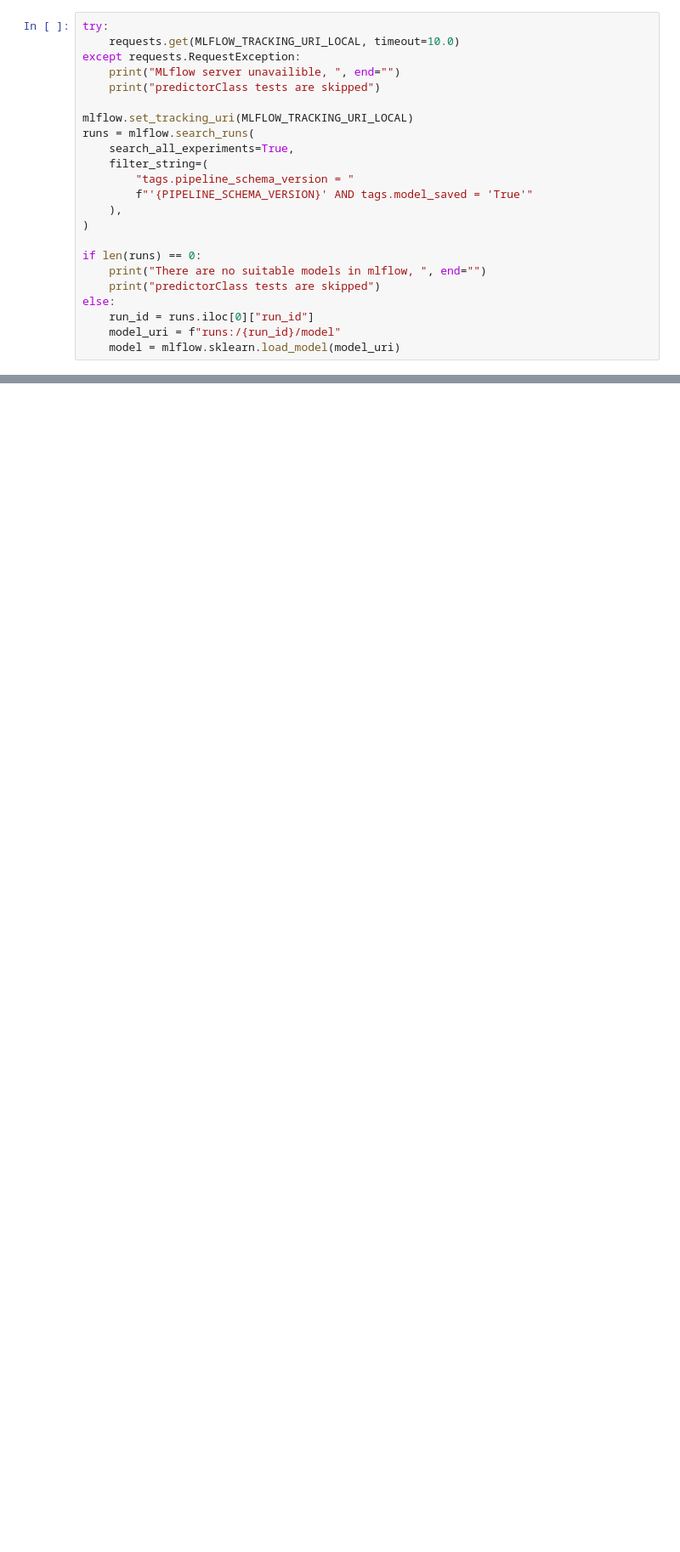
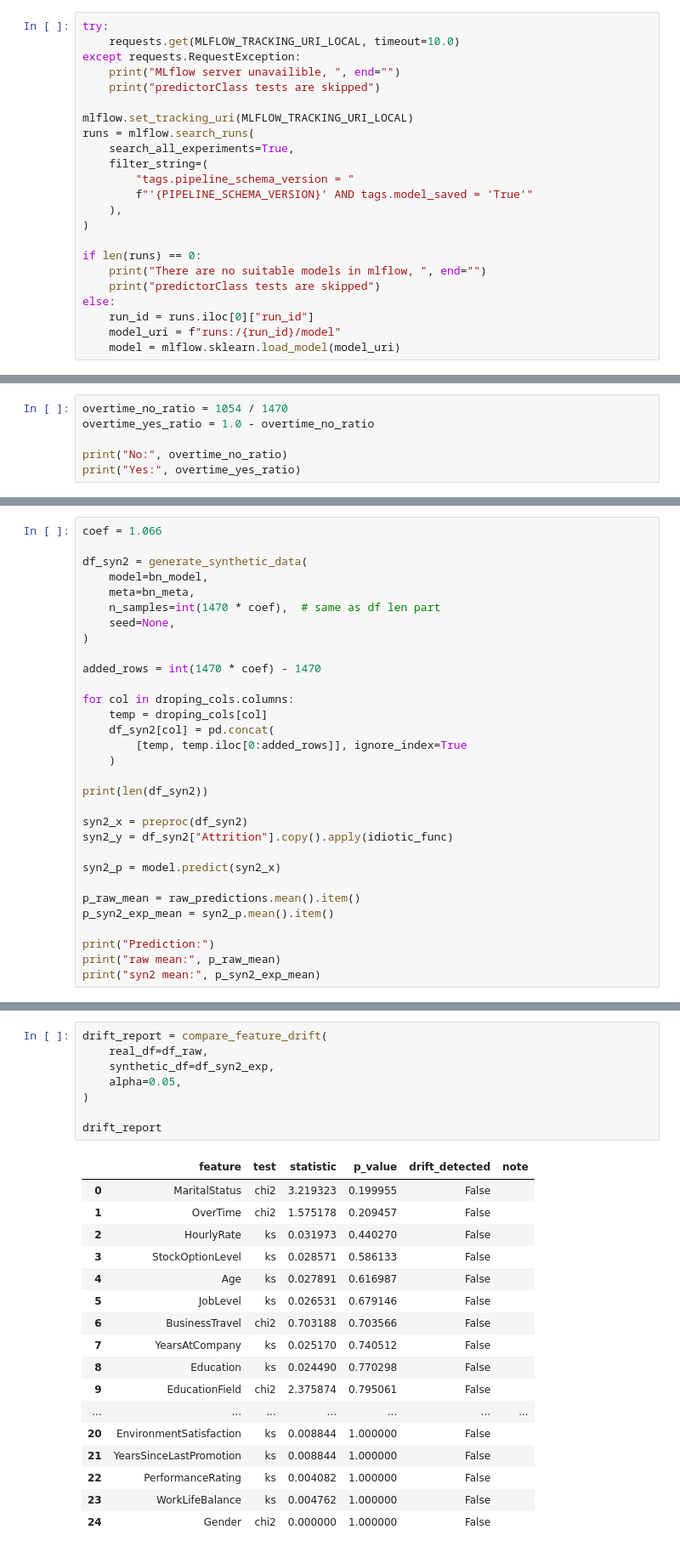
Before and after one commit to Krista128/LR_mlops, a Jupyter notebook: notebooks/6.0-mm-synthetic-data.ipynb, the cells around one changed output, grey strips where cells are left out. Shown at 85% size. Saved outputs shown, nothing was run; the diff lists cells and outputs as text; blank space fills up the shorter version.

```diff
--- a/notebooks/6.0-mm-synthetic-data.ipynb
+++ b/notebooks/6.0-mm-synthetic-data.ipynb
@@ -796,0 +823,6 @@ drift_report
+# %%
+overtime_no_ratio = 1054 / 1470
+overtime_yes_ratio = 1.0 - overtime_no_ratio
+
+print("No:", overtime_no_ratio)
+print("Yes:", overtime_yes_ratio)
@@ -796,0 +832,31 @@ drift_report
+# %%
+coef = 1.066
+
+df_syn2 = generate_synthetic_data(
+    model=bn_model,
+    meta=bn_meta,
+    n_samples=int(1470 * coef),  # same as df len part
+    seed=None,
+)
+
+added_rows = int(1470 * coef) - 1470
+
+for col in droping_cols.columns:
+    temp = droping_cols[col]
+    df_syn2[col] = pd.concat(
+        [temp, temp.iloc[0:added_rows]], ignore_index=True
+    )
+
+print(len(df_syn2))
+
+syn2_x = preproc(df_syn2)
+syn2_y = df_syn2["Attrition"].copy().apply(idiotic_func)
+
+syn2_p = model.predict(syn2_x)
+
+p_raw_mean = raw_predictions.mean().item()
+p_syn2_exp_mean = syn2_p.mean().item()
+
+print("Prediction:")
+print("raw mean:", p_raw_mean)
+print("syn2 mean:", p_syn2_exp_mean)
@@ -796,0 +961,26 @@ drift_report
+# %%
+drift_report = compare_feature_drift(
+    real_df=df_raw,
+    synthetic_df=df_syn2_exp,
+    alpha=0.05,
+)
+
+drift_report
+# %% [output]
+|  | feature | test | statistic | p_value | drift_detected | note |
+| 0 | MaritalStatus | chi2 | 3.219323 | 0.199955 | False |  |
+| 1 | OverTime | chi2 | 1.575178 | 0.209457 | False |  |
+| 2 | HourlyRate | ks | 0.031973 | 0.440270 | False |  |
+| 3 | StockOptionLevel | ks | 0.028571 | 0.586133 | False |  |
+| 4 | Age | ks | 0.027891 | 0.616987 | False |  |
+| 5 | JobLevel | ks | 0.026531 | 0.679146 | False |  |
+| 6 | BusinessTravel | chi2 | 0.703188 | 0.703566 | False |  |
+| 7 | YearsAtCompany | ks | 0.025170 | 0.740512 | False |  |
+| 8 | Education | ks | 0.024490 | 0.770298 | False |  |
+| 9 | EducationField | chi2 | 2.375874 | 0.795061 | False |  |
+| ... | ... | ... | ... | ... | ... | ... |
+| 20 | EnvironmentSatisfaction | ks | 0.008844 | 1.000000 | False |  |
+| 21 | YearsSinceLastPromotion | ks | 0.008844 | 1.000000 | False |  |
+| 22 | PerformanceRating | ks | 0.004082 | 1.000000 | False |  |
+| 23 | WorkLifeBalance | ks | 0.004762 | 1.000000 | False |  |
+| 24 | Gender | chi2 | 0.000000 | 1.000000 | False |  |
```
Also changed, not shown: parts of 55 cells of this notebook, 6 other files.
